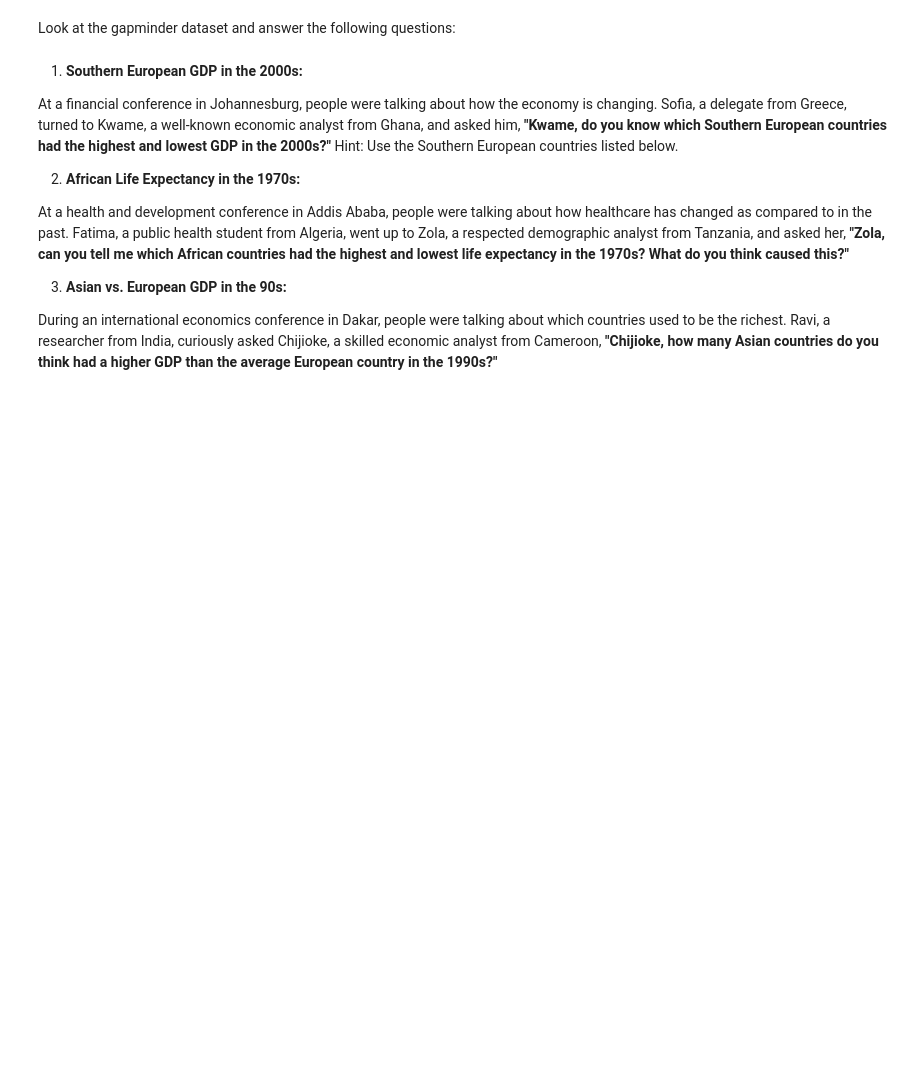
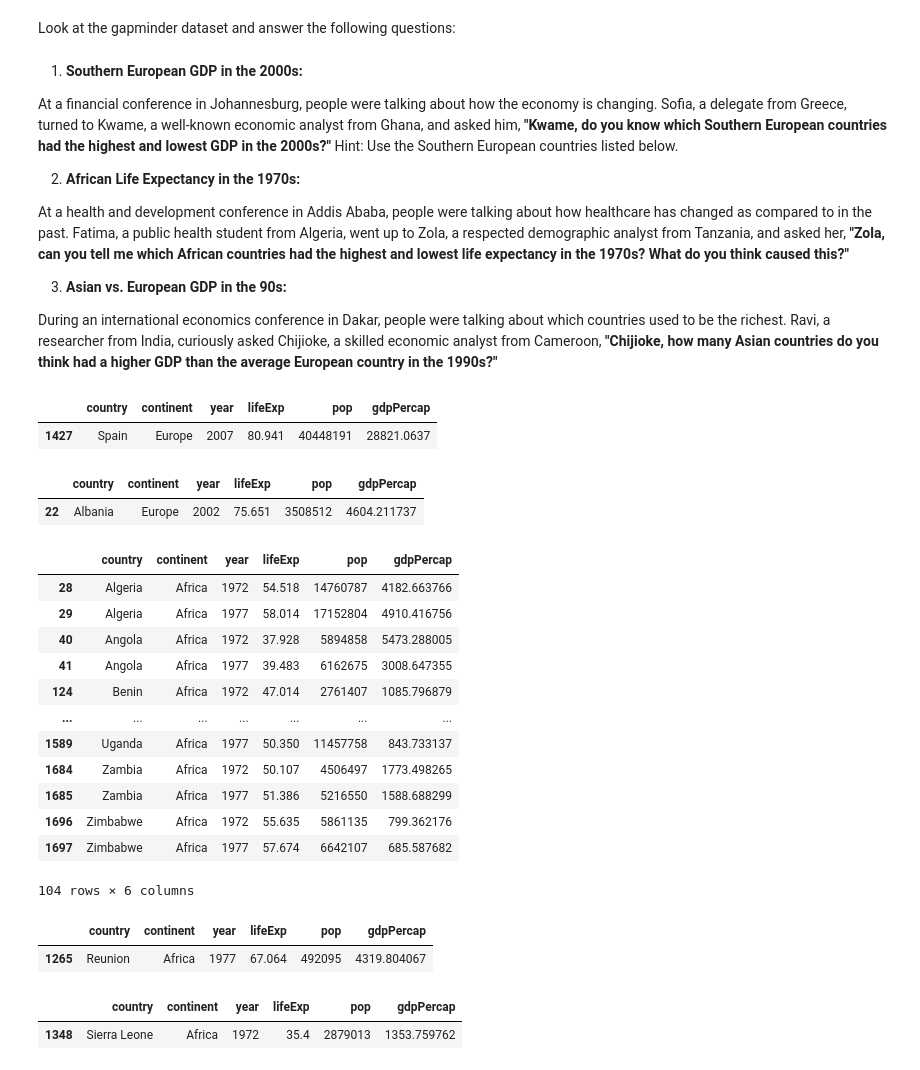
Before and after one commit to lekoundanmgedeon/data-preprocessing-daily-reports, a Jupyter notebook: module_02/02_Data_IO_Operations.ipynb, the cells around one changed output. Saved outputs shown, nothing was run; the diff lists cells and outputs as text; code cells hidden in the pictures; blank space fills up the shorter version.

```diff
--- a/module_02/02_Data_IO_Operations.ipynb
+++ b/module_02/02_Data_IO_Operations.ipynb
@@ -314,0 +358,40 @@ SE_countries = ['Albania', 'Andorra', 'Bosnia and Herzegovina', 'Croatia', 'Gibr
+# %%
+highest_gdp
+# %% [output]
+|  | country | continent | year | lifeExp | pop | gdpPercap |
+| 1427 | Spain | Europe | 2007 | 80.941 | 40448191 | 28821.0637 |
+# %%
+lowest_gdp
+# %% [output]
+|  | country | continent | year | lifeExp | pop | gdpPercap |
+| 22 | Albania | Europe | 2002 | 75.651 | 3508512 | 4604.211737 |
+# %%
+df_africa =world_gapminder [ world_gapminder ['continent']== 'Africa']
+df_africa_70 = df_africa [df_africa['year'].between(1970,1979 , inclusive='both')]
+df_africa_70
+# %% [output]
+|  | country | continent | year | lifeExp | pop | gdpPercap |
+| 28 | Algeria | Africa | 1972 | 54.518 | 14760787 | 4182.663766 |
+| 29 | Algeria | Africa | 1977 | 58.014 | 17152804 | 4910.416756 |
+| 40 | Angola | Africa | 1972 | 37.928 | 5894858 | 5473.288005 |
+| 41 | Angola | Africa | 1977 | 39.483 | 6162675 | 3008.647355 |
+| 124 | Benin | Africa | 1972 | 47.014 | 2761407 | 1085.796879 |
+| ... | ... | ... | ... | ... | ... | ... |
+| 1589 | Uganda | Africa | 1977 | 50.350 | 11457758 | 843.733137 |
+| 1684 | Zambia | Africa | 1972 | 50.107 | 4506497 | 1773.498265 |
+| 1685 | Zambia | Africa | 1977 | 51.386 | 5216550 | 1588.688299 |
+| 1696 | Zimbabwe | Africa | 1972 | 55.635 | 5861135 | 799.362176 |
+| 1697 | Zimbabwe | Africa | 1977 | 57.674 | 6642107 | 685.587682 |
+104 rows × 6 columns
+# %%
+higest_lifeExp = df_africa_70[ df_africa_70['lifeExp'] == df_africa_70['lifeExp'].max()]
+lower_lifeExp = df_africa_70[ df_africa_70['lifeExp'] == df_africa_70['lifeExp'].min()]
+higest_lifeExp
+# %% [output]
+|  | country | continent | year | lifeExp | pop | gdpPercap |
+| 1265 | Reunion | Africa | 1977 | 67.064 | 492095 | 4319.804067 |
+# %%
+lower_lifeExp
+# %% [output]
+|  | country | continent | year | lifeExp | pop | gdpPercap |
+| 1348 | Sierra Leone | Africa | 1972 | 35.4 | 2879013 | 1353.759762 |
```
Also changed, not shown: parts of 9 cells of this notebook.
